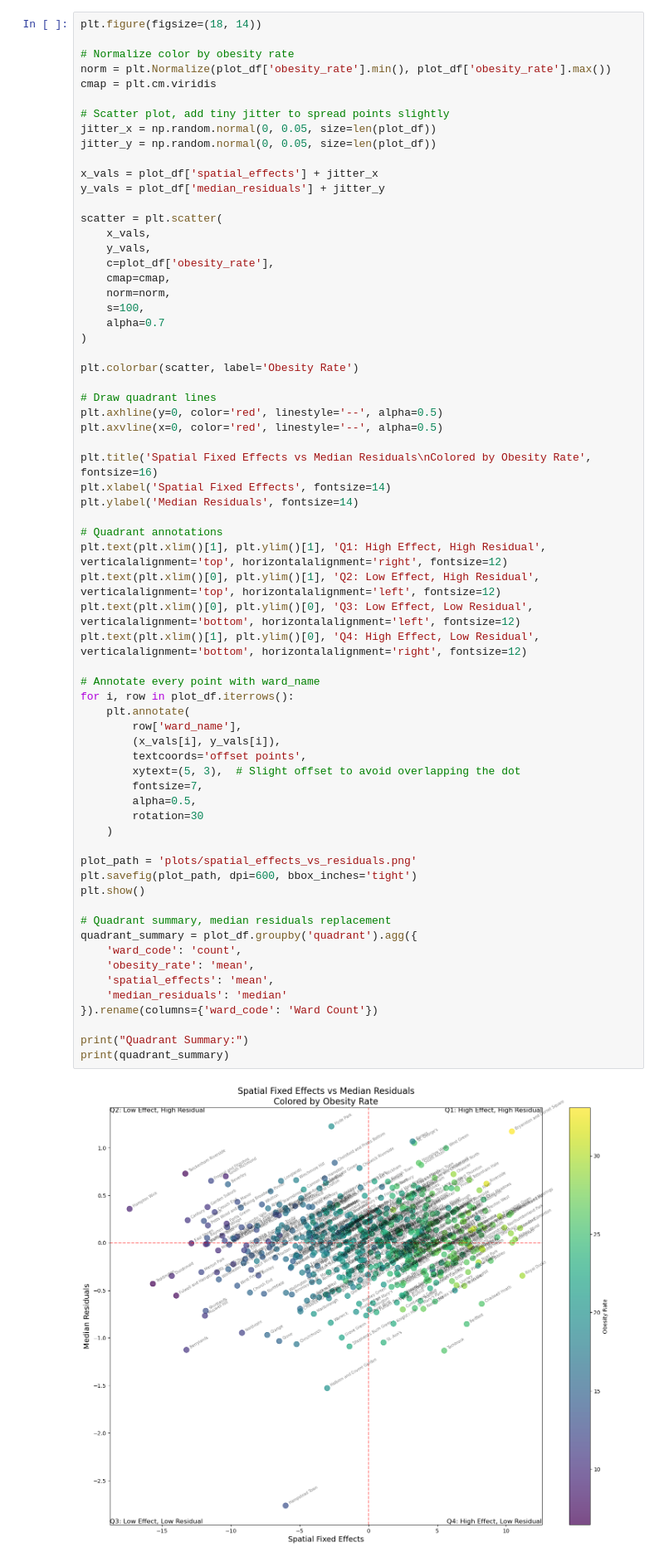
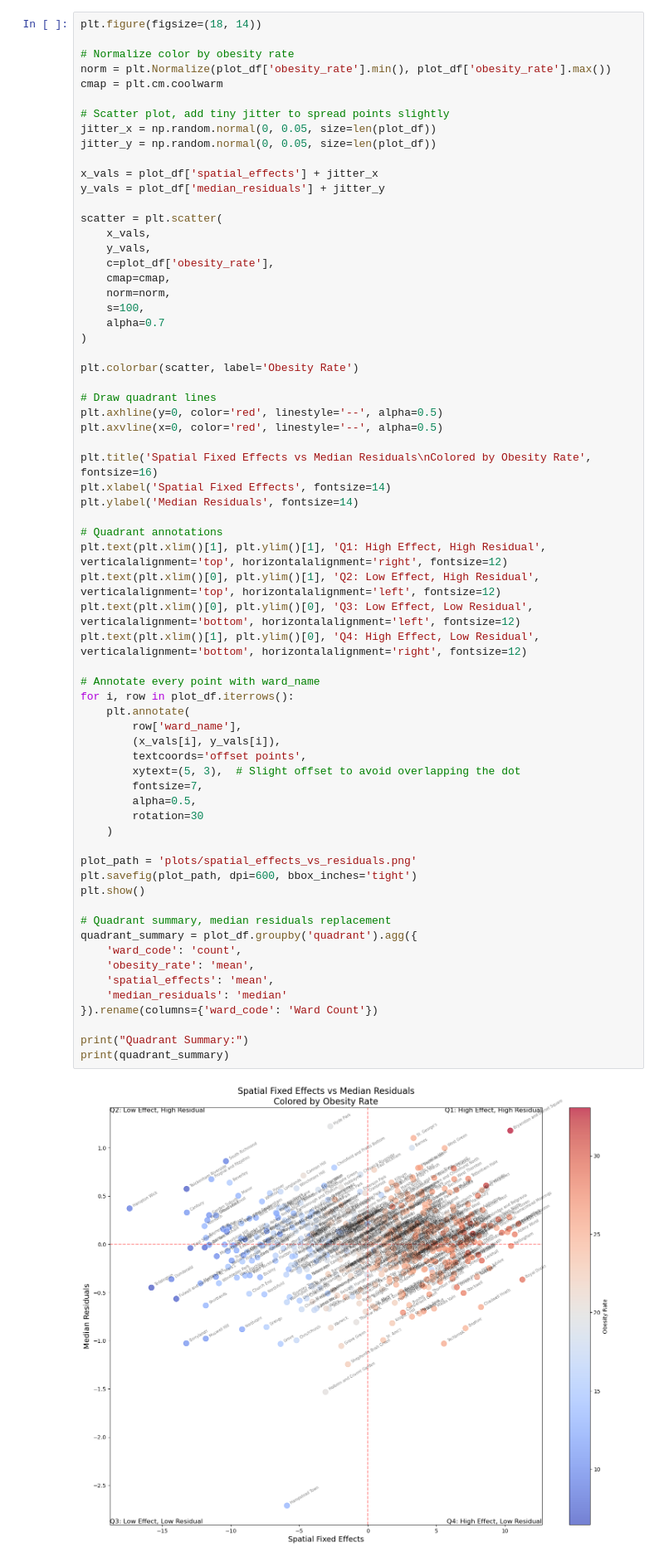
Before and after one commit to VeraLi0710/06DS-ML-Investigation, a Jupyter notebook: 24109799_submission_CASA0006.ipynb, the cells around one changed output. Shown at 83% size. Saved outputs shown, nothing was run; the diff lists cells and outputs as text.

```diff
--- a/24109799_submission_CASA0006.ipynb
+++ b/24109799_submission_CASA0006.ipynb
@@ -1177,7 +1180,7 @@ plt.figure(figsize=(18, 14))
 
 # Normalize color by obesity rate
 norm = plt.Normalize(plot_df['obesity_rate'].min(), plot_df['obesity_rate'].max())
-cmap = plt.cm.viridis
+cmap = plt.cm.coolwarm
 
 # Scatter plot, add tiny jitter to spread points slightly
 jitter_x = np.random.normal(0, 0.05, size=len(plot_df))
@@ -1212,32 +1215,32 @@ plt.text(plt.xlim()[0], plt.ylim()[1], 'Q2: Low Effect, High Residual', vertical
 plt.text(plt.xlim()[0], plt.ylim()[0], 'Q3: Low Effect, Low Residual', verticalalignment='bottom', horizontalalignment='left', fontsize=12)
 plt.text(plt.xlim()[1], plt.ylim()[0], 'Q4: High Effect, Low Residual', verticalalignment='bottom', horizontalalignment='right', fontsize=12)
 
 # Annotate every point with ward_name
 for i, row in plot_df.iterrows():
     plt.annotate(
         row['ward_name'],
         (x_vals[i], y_vals[i]),
         textcoords='offset points',
         xytext=(5, 3),  # Slight offset to avoid overlapping the dot
         fontsize=7,
         alpha=0.5,
         rotation=30
     )
 
 plot_path = 'plots/spatial_effects_vs_residuals.png'
 plt.savefig(plot_path, dpi=600, bbox_inches='tight')
 plt.show()
 
 # Quadrant summary, median residuals replacement
 quadrant_summary = plot_df.groupby('quadrant').agg({
     'ward_code': 'count',
     'obesity_rate': 'mean',
     'spatial_effects': 'mean',
     'median_residuals': 'median'
 }).rename(columns={'ward_code': 'Ward Count'})
 
 print("Quadrant Summary:")
 print(quadrant_summary)
 # %% [output]
-[figure, old version]
+[figure, new version]
 Quadrant Summary:
```
Also changed, not shown: parts of 18 cells of this notebook, 3 other files.
